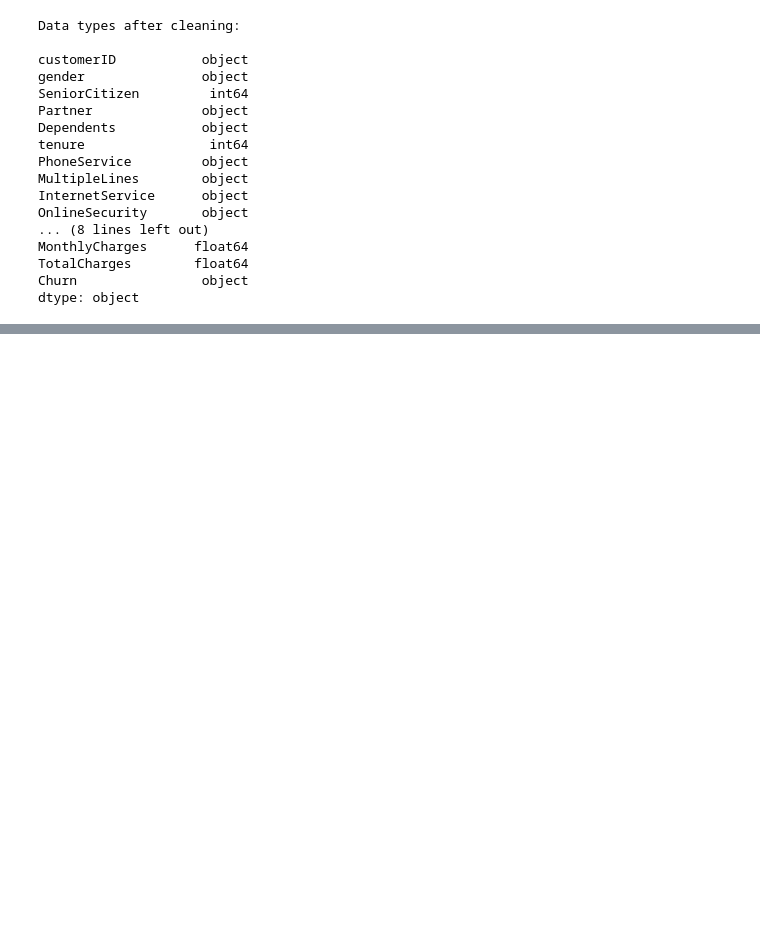
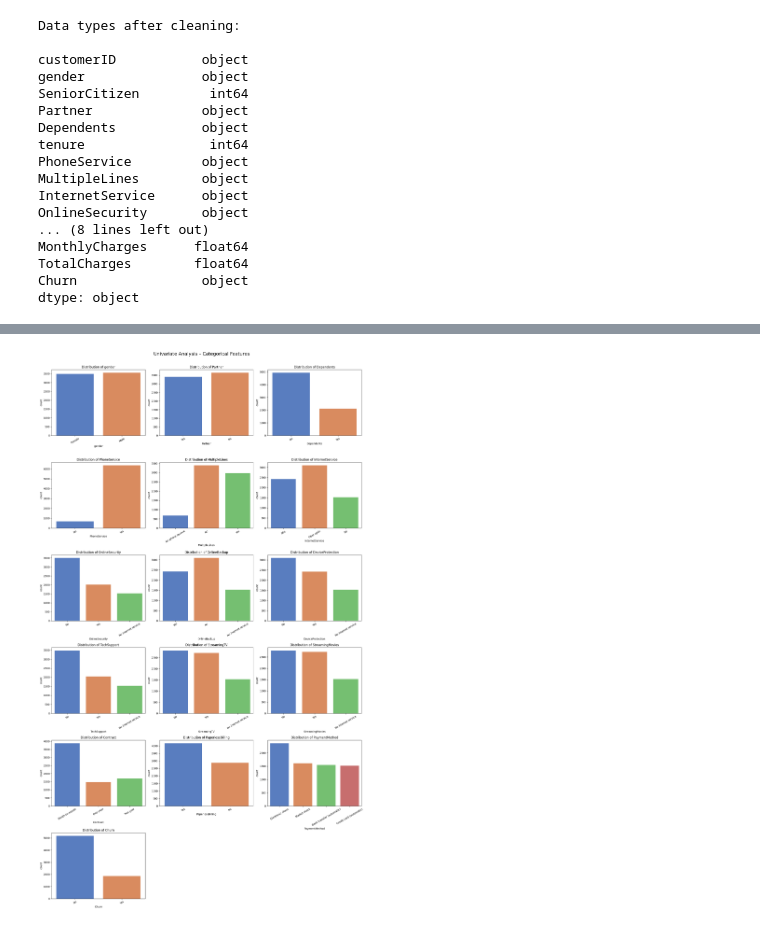
Before and after one commit to AnnapurnaBhatraju/telco-churn-prediction, a Jupyter notebook: churn_prediction.ipynb, the cells around one changed output, grey strips where cells are left out. Saved outputs shown, nothing was run; the diff lists cells and outputs as text; code cells hidden in the pictures; blank space fills up the shorter version.

Commit message:
Performed Univariate Analysis on categorical, numerical features

```diff
--- a/churn_prediction.ipynb
+++ b/churn_prediction.ipynb
@@ -205,0 +217,24 @@ dtype: object
+# %%
+# Identify categorical features (excluding 'customerID')
+categorical_features = df.select_dtypes(include=['object', 'category']).columns.tolist()
+categorical_features.remove('customerID')
+# Calculate the grid size
+num_plots = len(categorical_features)
+cols = 3
+rows = math.ceil(num_plots / cols)
+
+# Set up the plot grid
+plt.figure(figsize=(6 * cols, 5 * rows))
+
+# Plot each feature in a dynamic grid
+for i, feature in enumerate(categorical_features, 1):
+    plt.subplot(rows, cols, i)
+    sns.countplot(data=df, x=feature, hue=feature, palette='muted', legend=False)
+    plt.title(f'Distribution of {feature}')
+    plt.xticks(rotation=30)
+    plt.tight_layout()
+
+plt.suptitle('Univariate Analysis – Categorical Features', fontsize=18, y=1.02)
+plt.show()
+# %% [output]
+[figure, added]
```
Also changed, not shown: parts of 12 cells of this notebook, 1 other file.
